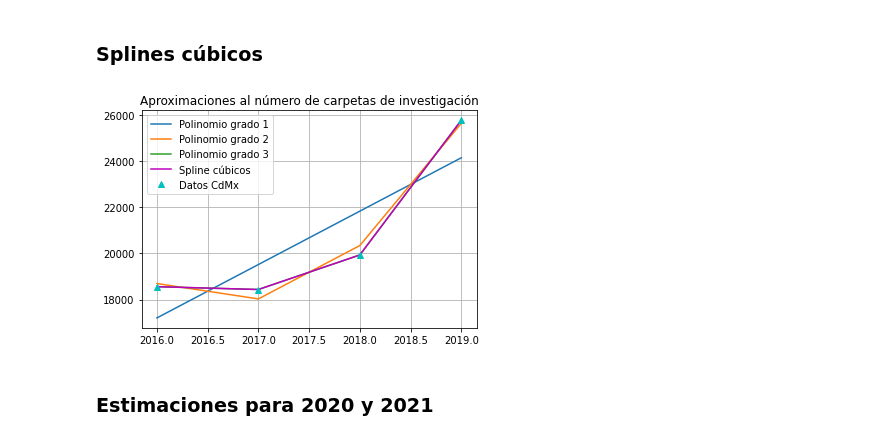
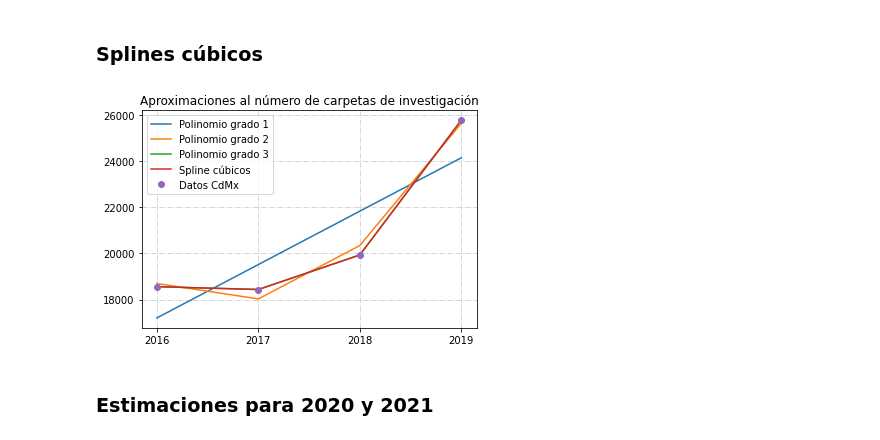
Before and after one commit to prope-2020-gh-classroom/practica-final-por-equipos-verano-2020-itam-patyua, a Jupyter notebook: Estimaciones.ipynb, the cells around one changed output. Saved outputs shown, nothing was run; the diff lists cells and outputs as text; code cells hidden in the pictures.

```diff
--- a/Estimaciones.ipynb
+++ b/Estimaciones.ipynb
@@ -54,21 +54,22 @@ y_spl = splines(x)
 # %%
 plt.plot(x, y_pol_1,
          x, y_pol_2,
          x, y_pol_3,
-         x, y_spl, 'm',
-         x, y, 'c^')
+         x, y_spl,
+         x, y, 'o')
 plt.legend(["Polinomio grado 1",
            "Polinomio grado 2",
            "Polinomio grado 3",
            "Spline cúbicos",
            "Datos CdMx"])
 plt.title("Aproximaciones al número de carpetas de investigación")
 plt.rc('grid', linestyle="-.", color='#CCCCCC')
+plt.locator_params(axis = 'x', nbins = 4)
 plt.grid(True)
 plt.savefig('Aprox_carpetas.png')
 plt.show()
 # %% [output]
-[figure, old version]
+[figure, new version]
 # %% [markdown]
 ### Estimaciones para 2020 y 2021
 # %%
```
